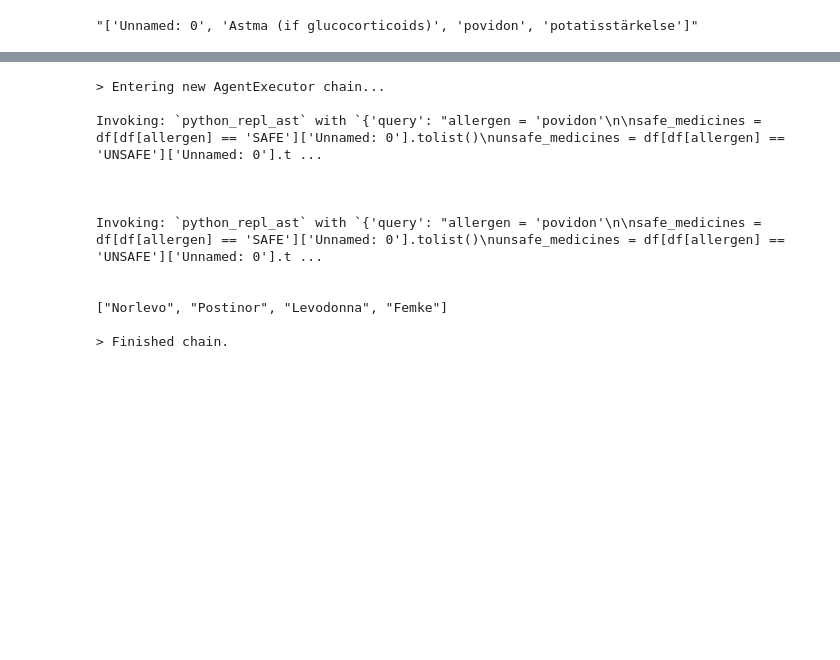
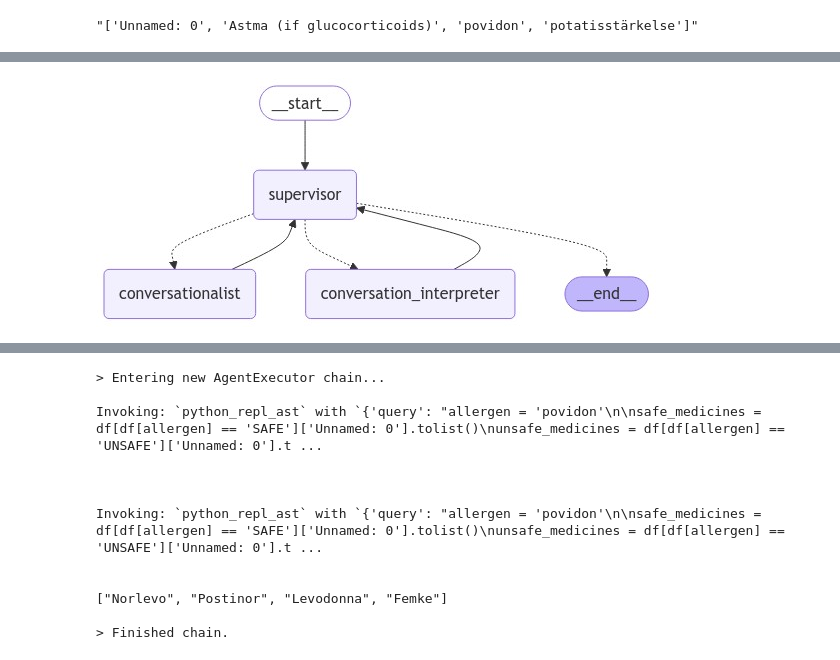
Before and after one commit to JoarSabel/masters-thesis-project, a Jupyter notebook: master_thesis_project/project.ipynb, the cells around one changed output, grey strips where cells are left out. Drawn from its saved outputs; the diff is of its cells as text; code cells hidden in the pictures; blank space fills up the shorter version.

```diff
--- a/master_thesis_project/project.ipynb
+++ b/master_thesis_project/project.ipynb
@@ -99,9 +99,9 @@ conversation_res.content
 from langchain_core.tools import tool
 
 @tool
-def findViableMedicine(asdqwe: list[str]) -> set[str]:
+def findViableMedicine(strListOfThingsThatKillYou: str) -> set[str]:
     """Finds which medicine a person can take based on input list of allergies or diseases"""
-    # asdqwe = str(strListOfThingsThatKillYou).replace('[', '').replace(']', '').replace('\'', '').split(', ')
+    asdqwe = str(strListOfThingsThatKillYou).replace('[', '').replace(']', '').replace('\'', '').split(', ')
     ok_med = set()
     for item in asdqwe:
         try:
@@ -157,6 +159,13 @@ from langgraph.graph import MessagesState
 class AgentState(MessagesState):
     # The 'next' field indicates where to route to next
     next: str
+# %%
+import yaml
+
+def load_conversation(file_path: str):
+    with open(file_path, 'r') as file:
+        conversation_data = yaml.safe_load(file)
+    return conversation_data["conversation_states"]
 # %%
 from typing import Literal
 from typing_extensions import TypedDict
@@ -226,0 +326,17 @@ def supervisor_node(state: AgentState) -> AgentState:
+# %%
+for member in members:
+    # We want our workers to ALWAYS "report back" to the supervisor when done
+    builder.add_edge(member, "supervisor")
+
+# The supervisor populates the "next" field in the graph state
+# which routes to a node or finishes
+builder.add_conditional_edges("supervisor", lambda state: state["next"])
+# Finally, add entrypoint
+builder.add_edge(START, "supervisor")
+
+graph = builder.compile()
+# %%
+from IPython.display import display, Image
+display(Image(graph.get_graph().draw_mermaid_png()))
+# %% [output]
+[figure, added]
```
Also changed, not shown: parts of 10 cells of this notebook.
